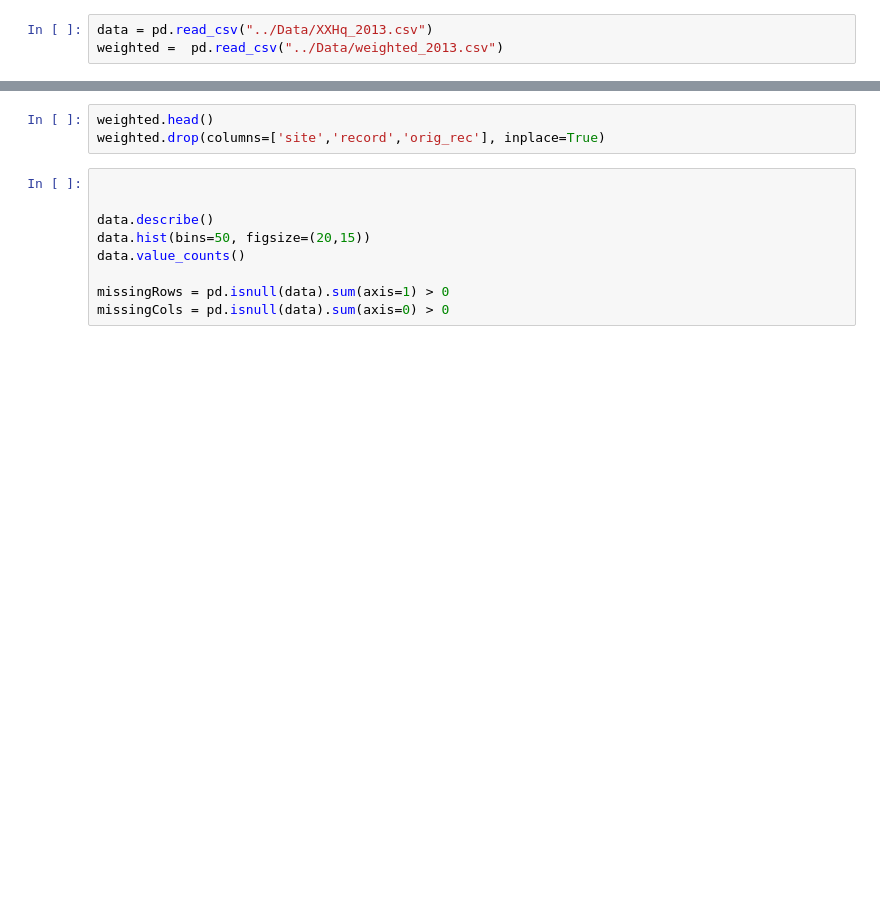
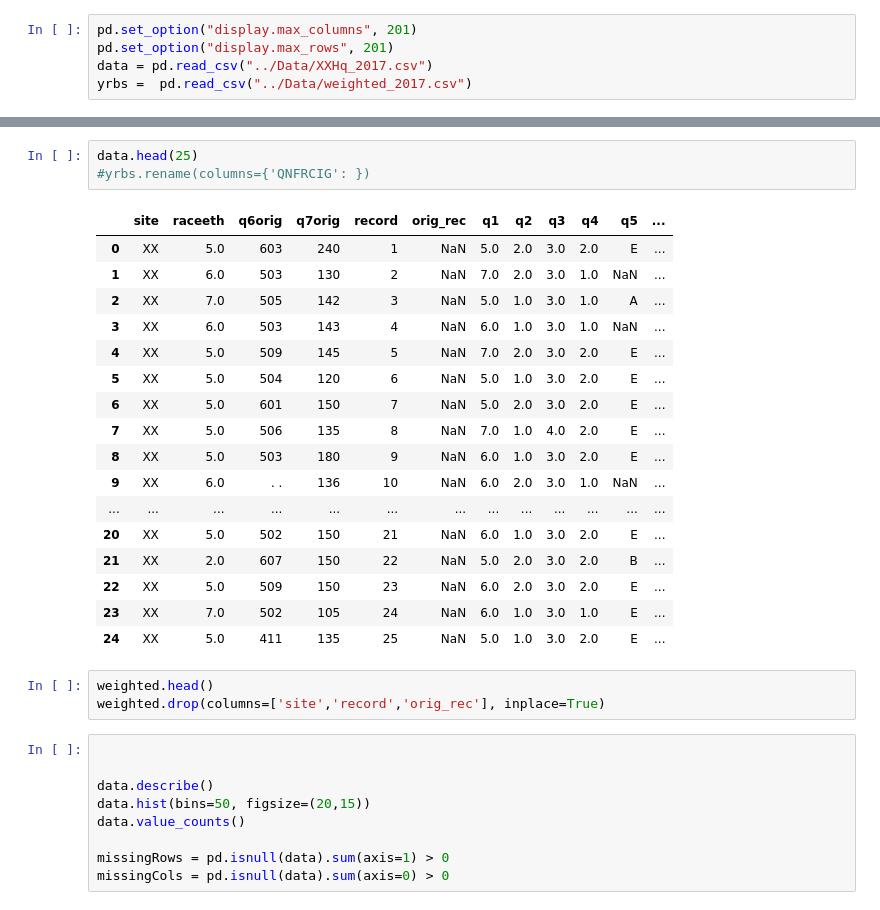
Before and after one commit to laurajel/Capstone_Proj, a Jupyter notebook: EDA_and_Preproc/EDA.ipynb, the cells around one changed output, grey strips where cells are left out. Saved outputs shown, nothing was run; the diff lists cells and outputs as text; blank space fills up the shorter version.

Commit message:
updating data and adding initial R code

```diff
--- a/EDA_and_Preproc/EDA.ipynb
+++ b/EDA_and_Preproc/EDA.ipynb
@@ -1,3 +1,5 @@
 # %%
-data = pd.read_csv("../Data/XXHq_2013.csv")
-weighted =  pd.read_csv("../Data/weighted_2013.csv")
+pd.set_option("display.max_columns", 201)
+pd.set_option("display.max_rows", 201)
+data = pd.read_csv("../Data/XXHq_2017.csv")
+yrbs =  pd.read_csv("../Data/weighted_2017.csv")
@@ -29,3 +35,24 @@ weighted.describe()
+# %%
+data.head(25)
+#yrbs.rename(columns={'QNFRCIG': })
+# %% [output]
+|  | site | raceeth | q6orig | q7orig | record | orig_rec | q1 | q2 | q3 | q4 | q5 | ... |
+| 0 | XX | 5.0 | 603 | 240 | 1 | NaN | 5.0 | 2.0 | 3.0 | 2.0 | E | ... |
+| 1 | XX | 6.0 | 503 | 130 | 2 | NaN | 7.0 | 2.0 | 3.0 | 1.0 | NaN | ... |
+| 2 | XX | 7.0 | 505 | 142 | 3 | NaN | 5.0 | 1.0 | 3.0 | 1.0 | A | ... |
+| 3 | XX | 6.0 | 503 | 143 | 4 | NaN | 6.0 | 1.0 | 3.0 | 1.0 | NaN | ... |
+| 4 | XX | 5.0 | 509 | 145 | 5 | NaN | 7.0 | 2.0 | 3.0 | 2.0 | E | ... |
+| 5 | XX | 5.0 | 504 | 120 | 6 | NaN | 5.0 | 1.0 | 3.0 | 2.0 | E | ... |
+| 6 | XX | 5.0 | 601 | 150 | 7 | NaN | 5.0 | 2.0 | 3.0 | 2.0 | E | ... |
+| 7 | XX | 5.0 | 506 | 135 | 8 | NaN | 7.0 | 1.0 | 4.0 | 2.0 | E | ... |
+| 8 | XX | 5.0 | 503 | 180 | 9 | NaN | 6.0 | 1.0 | 3.0 | 2.0 | E | ... |
+| 9 | XX | 6.0 | . . | 136 | 10 | NaN | 6.0 | 2.0 | 3.0 | 1.0 | NaN | ... |
+| ... | ... | ... | ... | ... | ... | ... | ... | ... | ... | ... | ... | ... |
+| 20 | XX | 5.0 | 502 | 150 | 21 | NaN | 6.0 | 1.0 | 3.0 | 2.0 | E | ... |
+| 21 | XX | 2.0 | 607 | 150 | 22 | NaN | 5.0 | 2.0 | 3.0 | 2.0 | B | ... |
+| 22 | XX | 5.0 | 509 | 150 | 23 | NaN | 6.0 | 2.0 | 3.0 | 2.0 | E | ... |
+| 23 | XX | 7.0 | 502 | 105 | 24 | NaN | 6.0 | 1.0 | 3.0 | 1.0 | E | ... |
+| 24 | XX | 5.0 | 411 | 135 | 25 | NaN | 5.0 | 1.0 | 3.0 | 2.0 | E | ... |
 # %%
 weighted.head()
 weighted.drop(columns=['site','record','orig_rec'], inplace=True)
```
Also changed, not shown: parts of 4 cells of this notebook, 8 other files.
